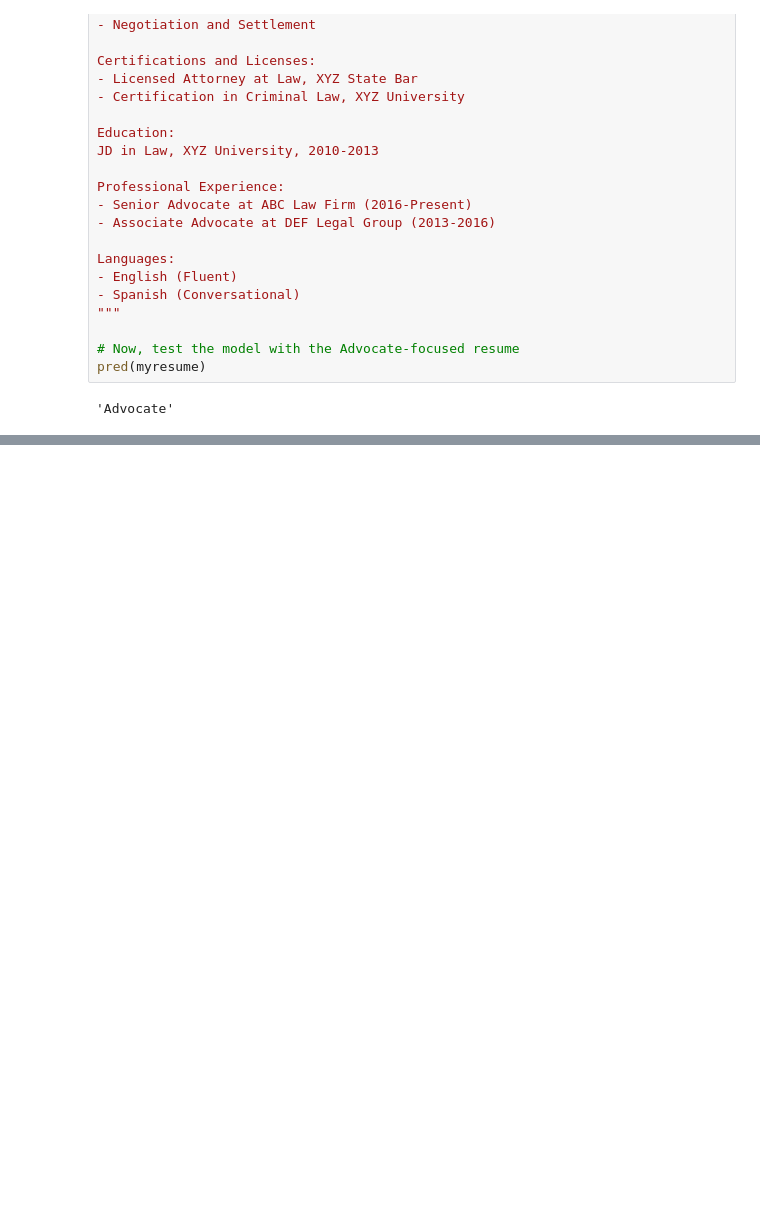
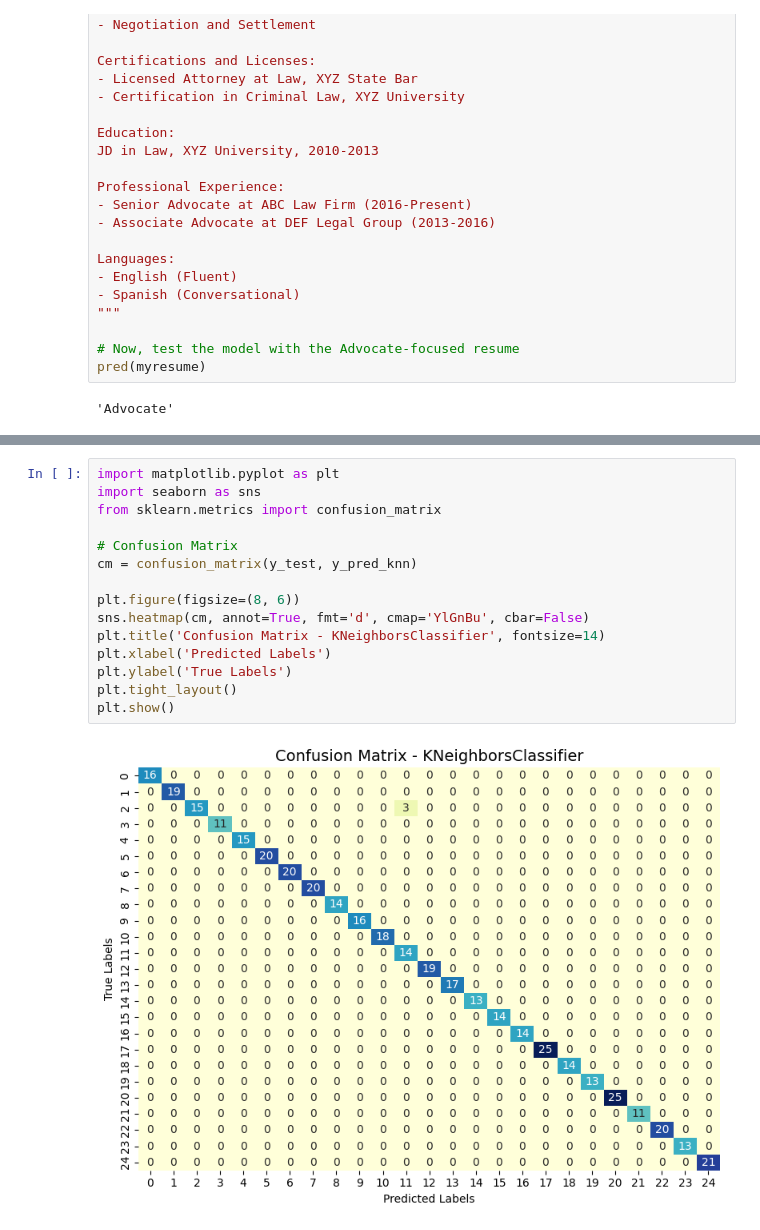
Before and after one commit to riya-kondawar/Resume-builder-analyzer-NLP, a Jupyter notebook: files/models/Resume Screening with Python.ipynb, the cells around one changed output, grey strips where cells are left out. Drawn from its saved outputs; the diff is of its cells as text; blank space fills up the shorter version.

```diff
--- a/files/models/Resume Screening with Python.ipynb
+++ b/files/models/Resume Screening with Python.ipynb
@@ -487,0 +641,17 @@ pred(myresume)
+# %%
+import matplotlib.pyplot as plt
+import seaborn as sns
+from sklearn.metrics import confusion_matrix
+
+# Confusion Matrix
+cm = confusion_matrix(y_test, y_pred_knn)
+
+plt.figure(figsize=(8, 6))
+sns.heatmap(cm, annot=True, fmt='d', cmap='YlGnBu', cbar=False)
+plt.title('Confusion Matrix - KNeighborsClassifier', fontsize=14)
+plt.xlabel('Predicted Labels')
+plt.ylabel('True Labels')
+plt.tight_layout()
+plt.show()
+# %% [output]
+[figure, added]
```
Also changed, not shown: parts of 24 cells of this notebook, 19 other files.
